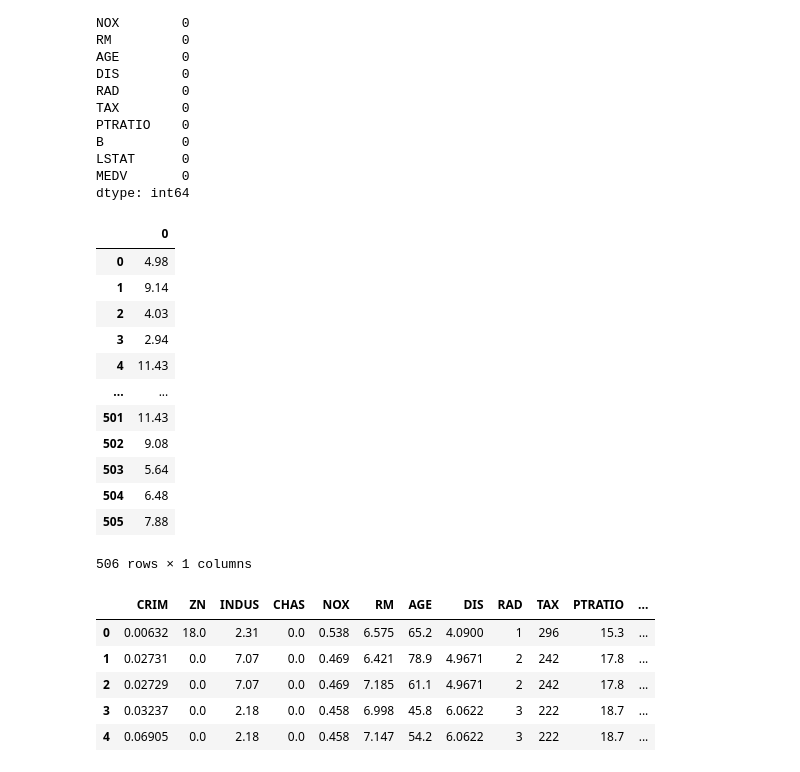
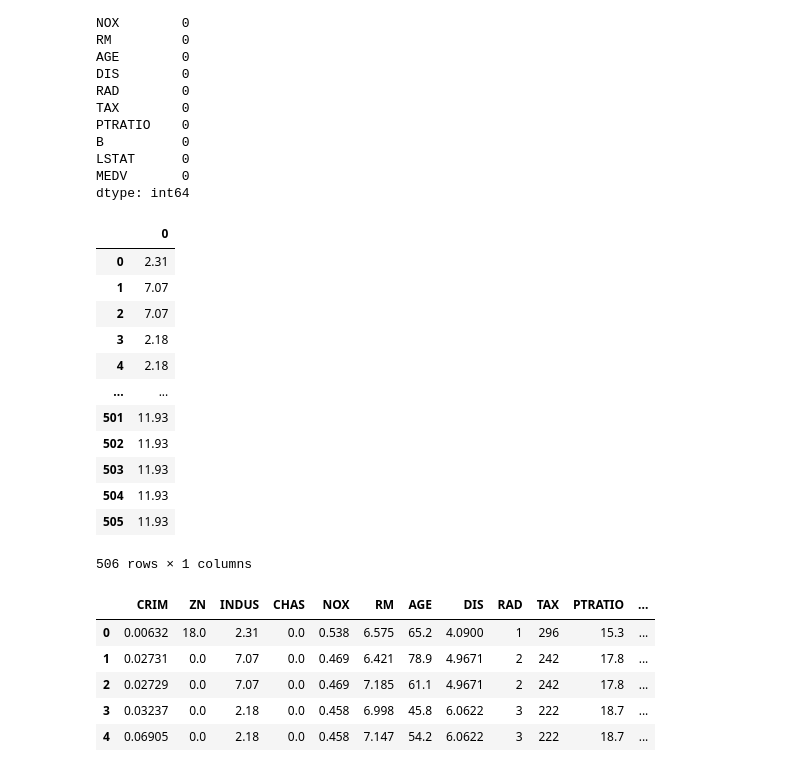
Before and after one commit to M-Smaran/Boston-House-Pricing-, a Jupyter notebook: Untitled.ipynb, the cells around one changed output. Cells and saved outputs as stored; diff of their text form; code cells hidden in the pictures.

```diff
--- a/Untitled.ipynb
+++ b/Untitled.ipynb
@@ -74,21 +74,21 @@ dtype: int64
 # %%
 from sklearn.impute import SimpleImputer
 #Specify the strategy to be the median class
 fea_transformer = SimpleImputer(strategy="median")
-values = fea_transformer.fit_transform(boston_df[["LSTAT"]])
+values = fea_transformer.fit_transform(boston_df[["INDUS"]])
 pd.DataFrame(values)
 # %% [output]
 |  | 0 |
-| 0 | 4.98 |
-| 1 | 9.14 |
-| 2 | 4.03 |
-| 3 | 2.94 |
-| 4 | 11.43 |
+| 0 | 2.31 |
+| 1 | 7.07 |
+| 2 | 7.07 |
+| 3 | 2.18 |
+| 4 | 2.18 |
 | ... | ... |
-| 501 | 11.43 |
-| 502 | 9.08 |
-| 503 | 5.64 |
-| 504 | 6.48 |
-| 505 | 7.88 |
+| 501 | 11.93 |
+| 502 | 11.93 |
+| 503 | 11.93 |
+| 504 | 11.93 |
+| 505 | 11.93 |
 506 rows × 1 columns
 # %%
```
Also changed, not shown: parts of 2 cells of this notebook, 4 other files.
